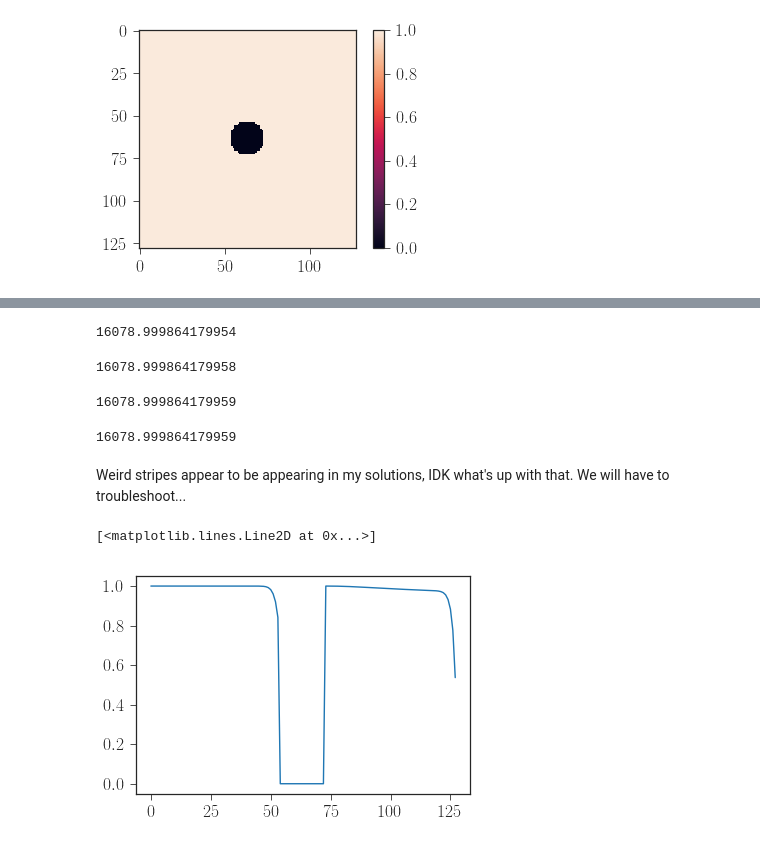
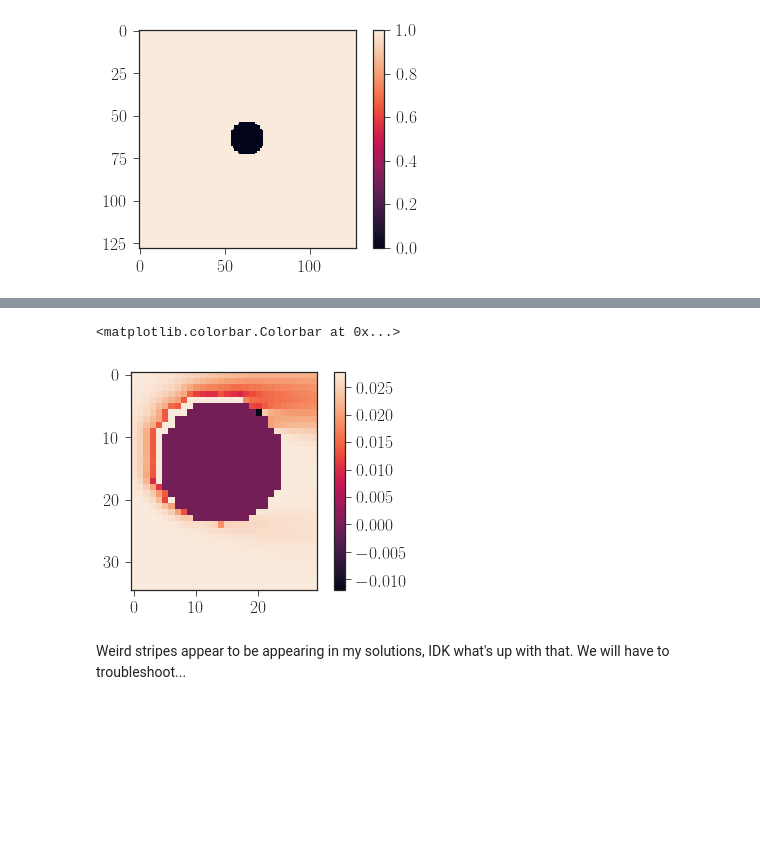
Before and after one commit to btweinstein/LB_colony_growth, a Jupyter notebook: 2018_04_23_mako_opencl_2d.ipynb, the cells around one changed output, grey strips where cells are left out. Saved outputs shown, nothing was run; the diff lists cells and outputs as text; code cells hidden in the pictures; blank space fills up the shorter version.

```diff
--- a/2018_04_23_mako_opencl_2d.ipynb
+++ b/2018_04_23_mako_opencl_2d.ipynb
@@ -168 +178,7 @@ array([0, 3, 4, 1, 2, 7, 8, 5, 6], dtype=int32)
+# %%
+plt.imshow(dla_colony.f.get()[nx/2-15:nx/2 + 20, ny/2-15:ny/2+15, 8])
+plt.colorbar()
+# %% [output]
+<matplotlib.colorbar.Colorbar at 0x...>
+[figure, added]
 # %%
@@ -170,16 +185,0 @@ array([0, 3, 4, 1, 2, 7, 8, 5, 6], dtype=int32)
-# %%
-dla_colony.feq.get().sum()
-# %% [output]
-16078.999864179954
-# %%
-dla_colony.rho.get().sum()
-# %% [output]
-16078.999864179958
-# %%
-dla_colony.f.get().sum()
-# %% [output]
-16078.999864179959
-# %%
-dla_colony.f_streamed.get().sum()
-# %% [output]
-16078.999864179959
@@ -191,8 +186,5 @@ dla_colony.update_after_streaming.run().wait()
 # %% [markdown]
 Weird stripes appear to be appearing in my solutions, IDK what's up with that. We will have to troubleshoot...
 # %%
-plt.plot(dla_colony.rho.get()[nx/2, :])
+# plt.plot(dla_colony.rho.get()[nx/2, :])
-# %% [output]
-[<matplotlib.lines.Line2D at 0x...>]
-[figure, removed]
 # %%
```
Also changed, not shown: parts of 16 cells of this notebook, 1 other file.
